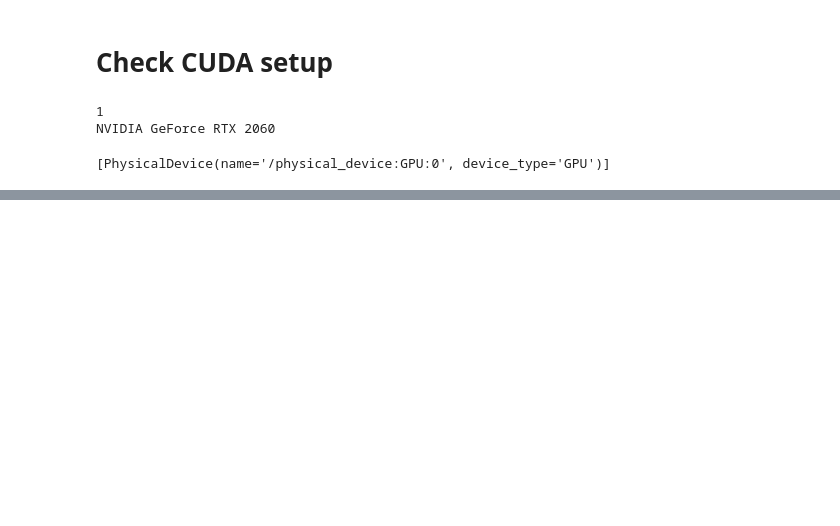
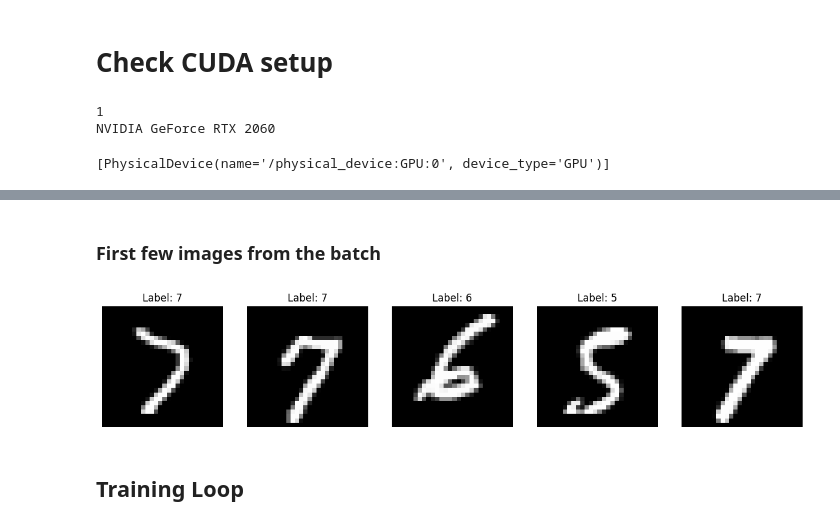
Before and after one commit to HasithaGallella/EN3160-Image-Processing-and-Machine-Vision, a Jupyter notebook: Assignments/EN3160_210174X_A03.ipynb, the cells around one changed output, grey strips where cells are left out. Cells and saved outputs as stored; diff of their text form; code cells hidden in the pictures; blank space fills up the shorter version.

```diff
--- a/Assignments/EN3160_210174X_A03.ipynb
+++ b/Assignments/EN3160_210174X_A03.ipynb
@@ -328,0 +571,22 @@ Test accuracy: 43.52%
+# %% [markdown]
+### First few images from the batch
+# %%
+# Get a batch of training data
+dataiter = iter(train_loader)
+images, labels = next(dataiter)
+
+# Plot the first few images from the batch
+fig, axes = plt.subplots(1, 5, figsize=(15, 5))
+for i in range(5):
+    # Since images are normalized, unnormalize them for visualization
+    img = images[i] / 2 + 0.5  # Unnormalize the image
+    img = img.numpy()
+    axes[i].imshow(img[0], cmap='gray')
+    axes[i].set_title(f'Label: {labels[i]}')
+    axes[i].axis('off')
+
+plt.show()
+# %% [output]
+[figure, added]
+# %% [markdown]
+## Training Loop
```
Also changed, not shown: parts of 44 cells of this notebook.
